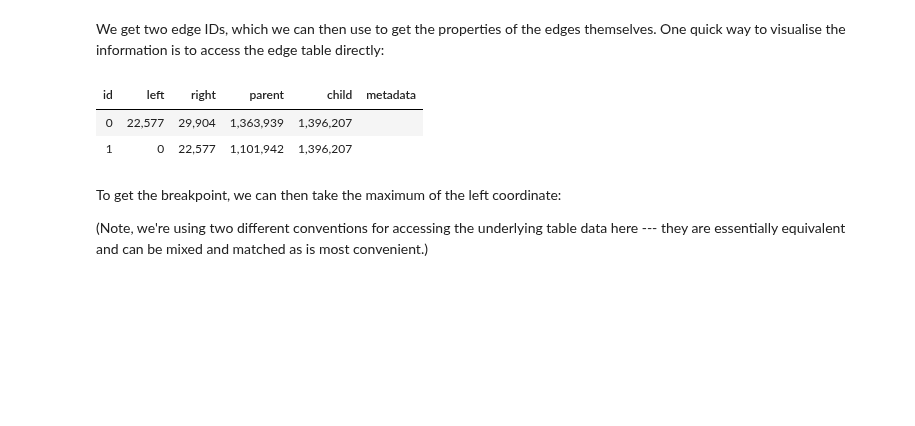
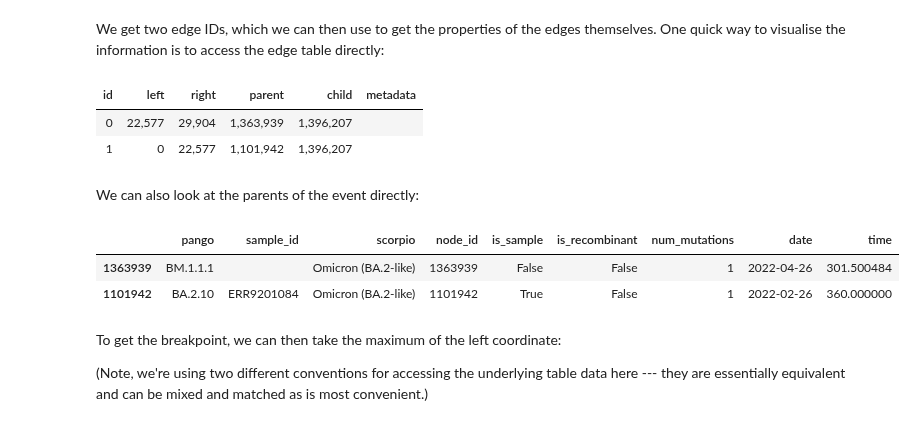
Before and after one commit to jeromekelleher/sc2ts-paper, a Jupyter notebook: notebooks/example_arg_analysis.ipynb, the cells around one changed output. Drawn from its saved outputs; the diff is of its cells as text; code cells hidden in the pictures; blank space fills up the shorter version.

```diff
--- a/notebooks/example_arg_analysis.ipynb
+++ b/notebooks/example_arg_analysis.ipynb
@@ -262,6 +263,14 @@ ts.tables.edges[xbb_edges]
 | id | left | right | parent | child | metadata |
 | 0 | 22,577 | 29,904 | 1,363,939 | 1,396,207 |  |
 | 1 | 0 | 22,577 | 1,101,942 | 1,396,207 |  |
+# %% [markdown]
+We can also look at the parents of the event directly:
+# %%
+dfn.loc[ts.edges_parent[xbb_edges]]
+# %% [output]
+|  | pango | sample_id | scorpio | node_id | is_sample | is_recombinant | num_mutations | date | time |
+| 1363939 | BM.1.1.1 |  | Omicron (BA.2-like) | 1363939 | False | False | 1 | 2022-04-26 | 301.500484 |
+| 1101942 | BA.2.10 | ERR9201084 | Omicron (BA.2-like) | 1101942 | True | False | 1 | 2022-02-26 | 360.000000 |
 # %% [markdown]
 To get the breakpoint, we can then take the maximum of the left coordinate:
 
```
Also changed, not shown: parts of 19 cells of this notebook.
